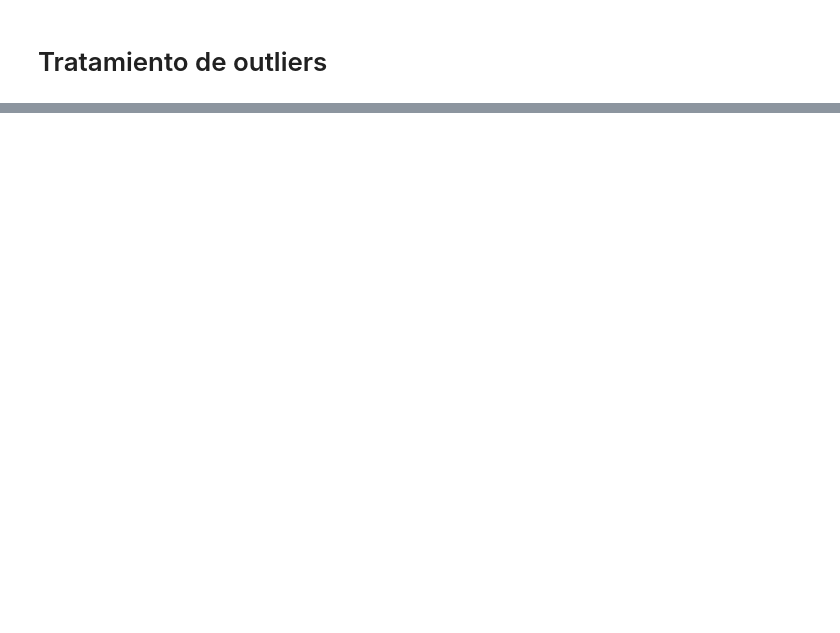
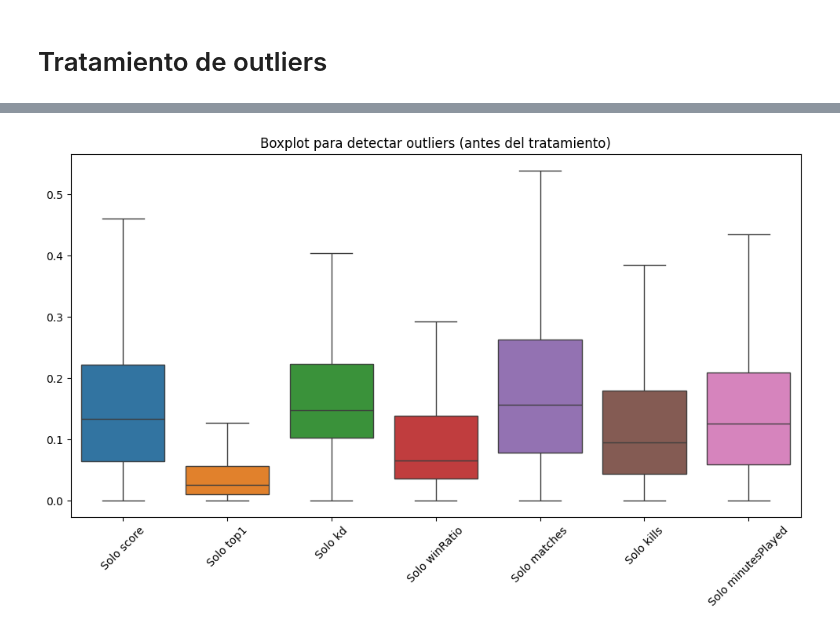
Before and after one commit to Perrogamer777/fortnite-machine, a Jupyter notebook: notebooks/note_fortinaiti.ipynb, the cells around one changed output, grey strips where cells are left out. Saved outputs shown, nothing was run; the diff lists cells and outputs as text; code cells hidden in the pictures; blank space fills up the shorter version.

```diff
--- a/notebooks/note_fortinaiti.ipynb
+++ b/notebooks/note_fortinaiti.ipynb
@@ -578,3 +528,0 @@ Usamos RobustScaler de scikit-learn, para reducir impacto de los outliers escala
-# %%
-scaler = RobustScaler()
-df[['Solo minutesPlayed', 'Solo kills']] = scaler.fit_transform(df[['Solo minutesPlayed', 'Solo kills']])
@@ -599,10 +528,0 @@ Text(0, 0.5, 'Solo kills')
-# %%
-Q1 = df['Solo score'].quantile(0.25)
-Q3 = df['Solo score'].quantile(0.75)
-IQR = Q3 - Q1
-
-# Filtra los datos que no son outliers
-dfSinOutliers = df[~((df['Solo score'] < (Q1 - 1.5 * IQR)) | (df['Solo score'] > (Q3 + 1.5 * IQR)))]
-
-# Mostrar los datos sin outliers
-print(dfSinOutliers)
@@ -636,0 +529,12 @@ Sin los outliers, podemos observar una tendencia lineal clara y más concentrada
+# %%
+numeric_columns = df.select_dtypes(include=['int64', 'float64']).columns.tolist()
+# Detección de outliers
+print("Detección de outliers:")
+for column in numeric_columns:
+  Q1 = df[column].quantile(0.25)
+  Q3 = df[column].quantile(0.75)
+  IQR = Q3 - Q1
+  lower_bound = Q1 - 1.5 * IQR
+  upper_bound = Q3 + 1.5 * IQR
+  outliers = df[(df[column] < lower_bound) | (df[column] > upper_bound)]
+  print(f"{column}: {len(outliers)} outliers detectados")
@@ -636,0 +550,9 @@ Sin los outliers, podemos observar una tendencia lineal clara y más concentrada
+# %%
+# Tratamiento de outliers
+for column in numeric_columns:
+  Q1 = df[column].quantile(0.25)
+  Q3 = df[column].quantile(0.75)
+  IQR = Q3 - Q1
+  lower_bound = Q1 - 1.5 * IQR
+  upper_bound = Q3 + 1.5 * IQR
+  df[column] = df[column].clip(lower=lower_bound, upper=upper_bound)
@@ -636,0 +577,9 @@ Sin los outliers, podemos observar una tendencia lineal clara y más concentrada
+# %%
+# Visualización de outliers antes del tratamiento
+plt.figure(figsize=(12,6))
+sb.boxplot(data=df[numeric_columns])
+plt.title('Boxplot para detectar outliers (antes del tratamiento)')
+plt.xticks(rotation=45)
+plt.show()
+# %% [output]
+[figure, added]
```
Also changed, not shown: parts of 49 cells of this notebook, 11 other files.
